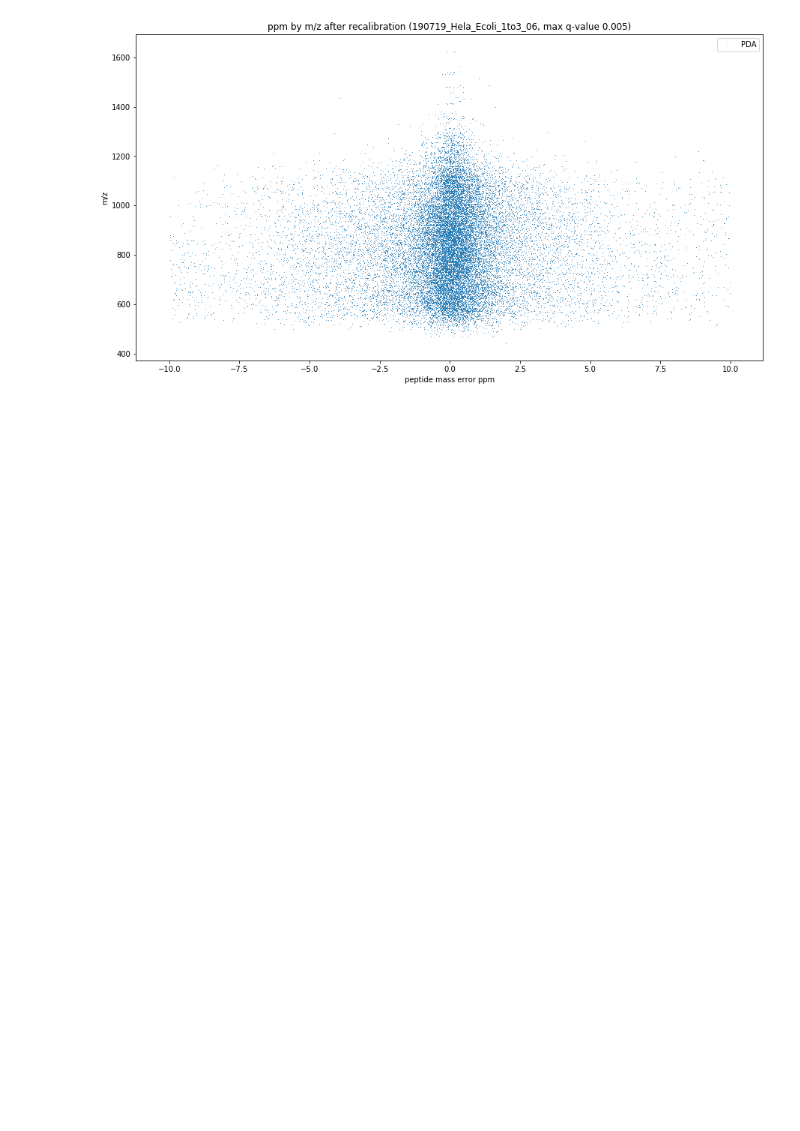
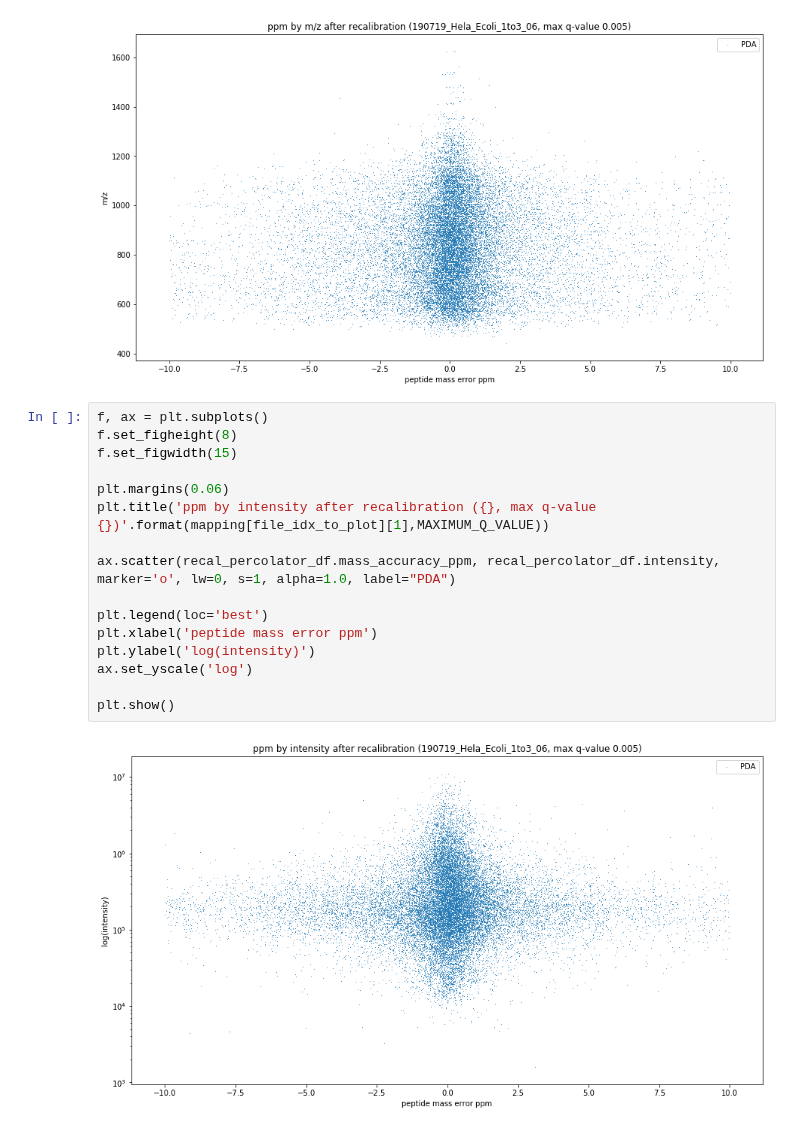
Before and after one commit to WEHI-Proteomics/tfde, a Jupyter notebook: notebooks/analyse percolator output.ipynb, the cells around one changed output. Cells and saved outputs as stored; diff of their text form; blank space fills up the shorter version.

```diff
--- a/notebooks/analyse percolator output.ipynb
+++ b/notebooks/analyse percolator output.ipynb
@@ -530,3 +530,21 @@ plt.ylabel('m/z')
 plt.show()
 # %% [output]
 [figure]
+# %%
+f, ax = plt.subplots()
+f.set_figheight(8)
+f.set_figwidth(15)
+
+plt.margins(0.06)
+plt.title('ppm by intensity after recalibration ({}, max q-value {})'.format(mapping[file_idx_to_plot][1],MAXIMUM_Q_VALUE))
+
+ax.scatter(recal_percolator_df.mass_accuracy_ppm, recal_percolator_df.intensity, marker='o', lw=0, s=1, alpha=1.0, label="PDA")
+
+plt.legend(loc='best')
+plt.xlabel('peptide mass error ppm')
+plt.ylabel('log(intensity)')
+ax.set_yscale('log')
+
+plt.show()
+# %% [output]
+[figure, added]
```
Also changed, not shown: parts of 4 cells of this notebook.
